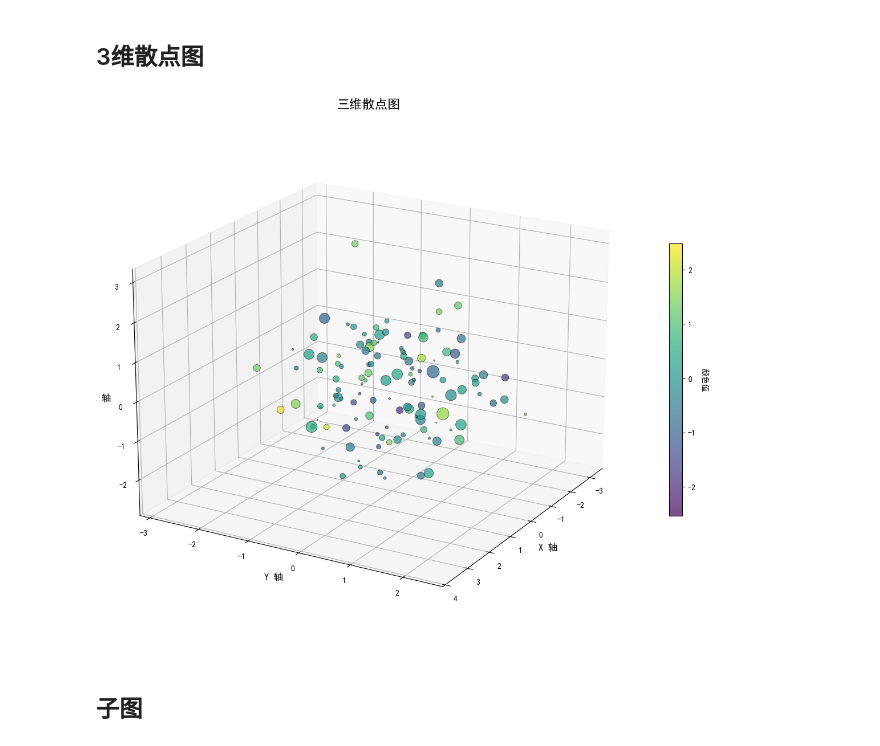
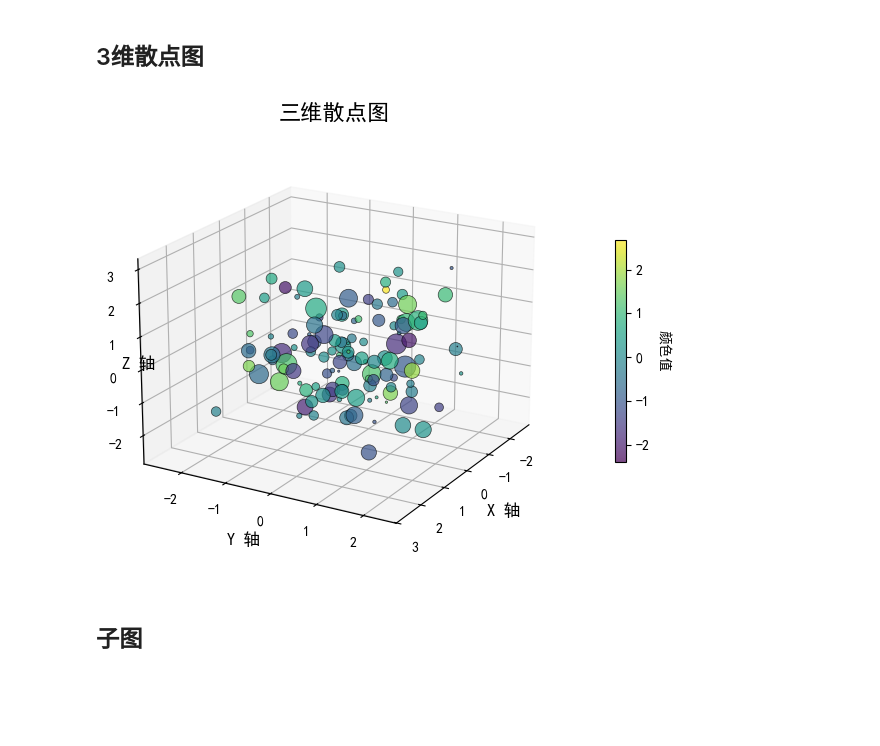
Before and after one commit to ma-cp/To1ch, a Jupyter notebook: 2 plot.ipynb, the cells around one changed output. Drawn from its saved outputs; the diff is of its cells as text; code cells hidden in the pictures; blank space fills up the shorter version.

```diff
--- a/2 plot.ipynb
+++ b/2 plot.ipynb
@@ -160,41 +159,40 @@ plt.show()
 # %% [markdown]
 ## 3维散点图
 # %%
-from mpl_toolkits.mplot3d import Axes3D
-
 # 生成三维数据
 n_points = 250
 x = torch.randn(n_points)
 y = torch.randn(n_points)
 z = torch.randn(n_points)
 colors = torch.randn(n_points)
 sizes = torch.randn(n_points)*100
 
 # 创建3D图形
-fig = plt.figure(figsize=(12, 10))
+fig = plt.figure(figsize=(12, 5))
 ax = fig.add_subplot(111, projection='3d')
 
 # 绘制3D散点图
 scatter = ax.scatter(x, y, z, c=colors, s=sizes, alpha=0.7,
                     cmap='viridis', edgecolors='black', linewidth=0.5)
 
 # 添加颜色条
 cbar = fig.colorbar(scatter, ax=ax, shrink=0.5, aspect=20)
+
 cbar.set_label('颜色值', rotation=270, labelpad=15)
 
 # 设置标签和标题
 ax.set_xlabel('X 轴', fontsize=12)
 ax.set_ylabel('Y 轴', fontsize=12)
-ax.set_zlabel('Z 轴', fontsize=12)
+ax.set_zlabel('Z 轴', fontsize=12, labelpad=-20)
 ax.set_title('三维散点图', fontsize=16)
 
 # 设置视角
 ax.view_init(elev=20, azim=30)  # 仰角20度，方位角30度
 
 plt.tight_layout()
 plt.show()
 # %% [output]
-[figure, old version]
+[figure, new version]
 # %% [markdown]
 ## 子图
 # %%
```
Also changed, not shown: parts of 3 cells of this notebook.
